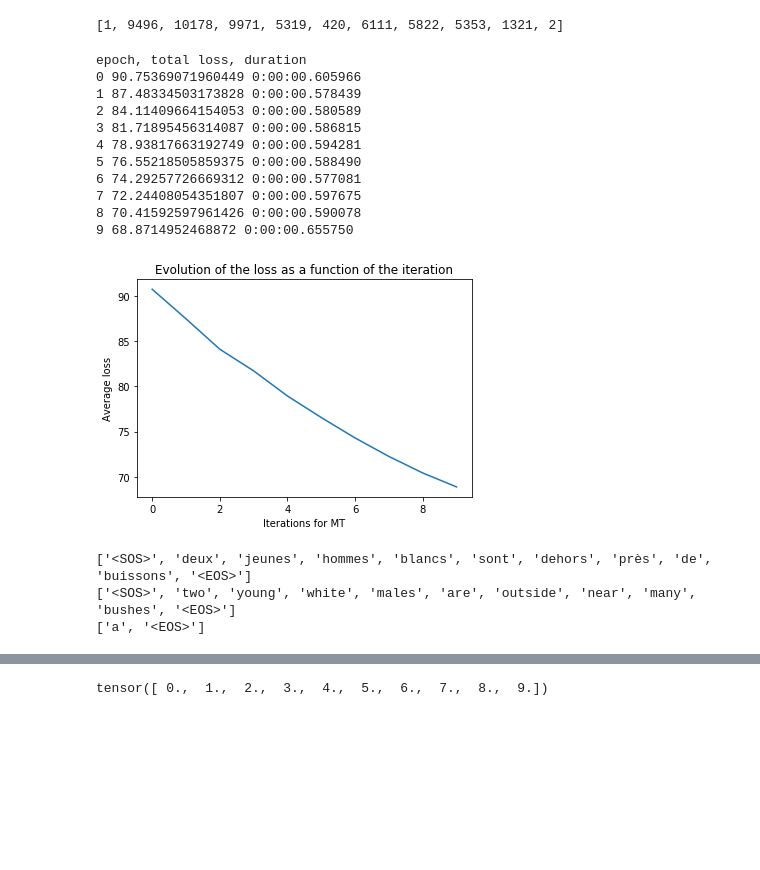
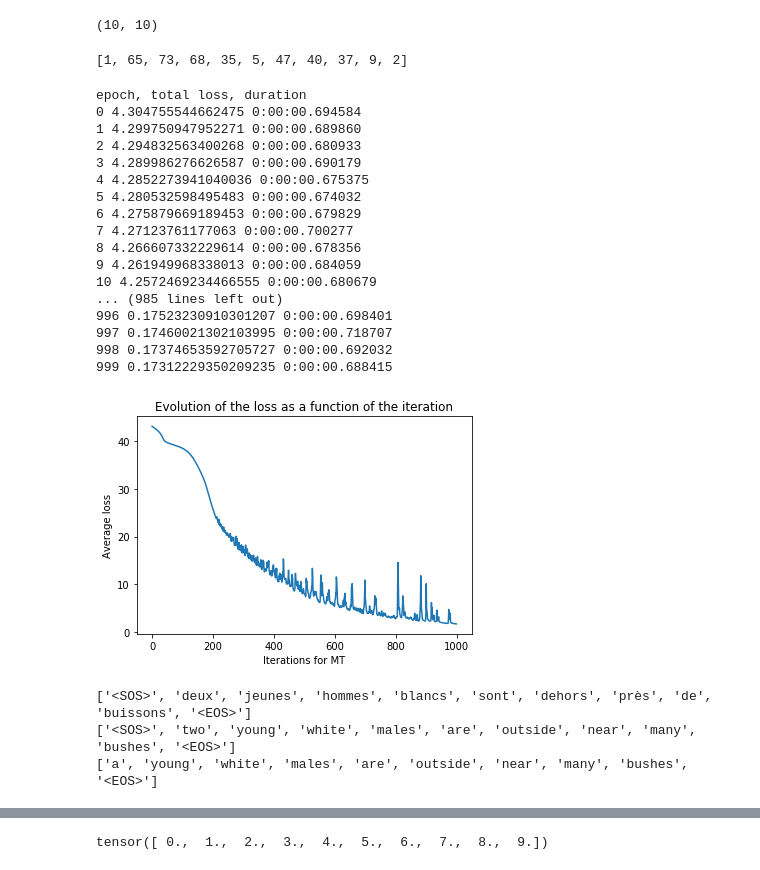
Before and after one commit to ecekt/NLP2-LAB2, a Jupyter notebook: NLP2-lab2.ipynb, the cells around one changed output, grey strips where cells are left out. Drawn from its saved outputs; the diff is of its cells as text; code cells hidden in the pictures; blank space fills up the shorter version.

Commit message:
translation with 10 sentences

```diff
--- a/NLP2-lab2.ipynb
+++ b/NLP2-lab2.ipynb
@@ -34,9 +34,9 @@ puncs = set(string.punctuation)
 # %%
 #training sets
 with open('tokenized_lower.en') as f:
-    train_en = [l.strip() for l in f.readlines()]
+    train_en = [l.strip() for l in f.readlines()][:10]
 with open('tokenized_lower.fr') as f:
-    train_fr = [l.strip() for l in f.readlines()]
+    train_fr = [l.strip() for l in f.readlines()][:10]
 
 # #validation sets
 # with open('val.en') as f:
@@ -143,14 +143,21 @@ def convert_corpus2id(sentence_list, tokens2id, max_sentence_length):
         if len(sentence2id) < max_sentence_length:
             corpus2id.append(sentence2id)
 
+        else:
+            print(sentence2id)#none
+
     return corpus2id
 # %%
 corpus2id_en = convert_corpus2id(sentence_list_en, tokens2id_en, max_sentence_length)
 corpus2id_fr = convert_corpus2id(sentence_list_fr, tokens2id_fr, max_sentence_length)
+# %%
+(len(corpus2id_en), len(corpus2id_fr))
+# %% [output]
+(10, 10)
 # %%
 corpus2id_en[0]
 # %% [output]
-[1, 9496, 10178, 9971, 5319, 420, 6111, 5822, 5353, 1321, 2]
+[1, 65, 73, 68, 35, 5, 47, 40, 37, 9, 2]
 # %%
 class Encoder(nn.Module):
     def __init__(self,vocab_size_fr, w_embedding_dim, p_embedding_dim, dec_embedding_dim, max_sentence_length):
@@ -158,20 +165,24 @@ class Encoder(nn.Module):
 
         self.vocab_size_fr = vocab_size_fr
         self.max_sentence_length = max_sentence_length
+
         self.w_embedding_dim = w_embedding_dim
         self.p_embedding_dim = p_embedding_dim
 
+        initrange = 0.5 / self.w_embedding_dim
         self.dec_embedding_dim = dec_embedding_dim
 
         #encoder
         self.w_embeddings = nn.Embedding(self.vocab_size_fr, self.w_embedding_dim)
         self.p_embeddings = nn.Embedding(self.max_sentence_length, self.p_embedding_dim)
 
+        self.w_embeddings.weight.data.uniform_(-initrange, initrange)
+        self.p_embeddings.weight.data.uniform_(-initrange, initrange)
+
+
         self.context_emb_dim = self.w_embedding_dim + self.p_embedding_dim
 
-        self.average_projection = nn.Linear(self.context_emb_dim, self.dec_embedding_dim)
-
-        self.attention_projection = nn.Linear(self.context_emb_dim, self.dec_embedding_dim)
+        #self.context_projection = nn.Linear(self.context_emb_dim, self.dec_embedding_dim)
         #do we use non-linearity after attention
 
         #TODO: DROPOUT
@@ -201,10 +212,8 @@ class Encoder(nn.Module):
             es.append(e_out)
 
         stacked_contexts = torch.stack(es, dim = 0)
+
         average_context = torch.mean(stacked_contexts, dim = 0)
-        average_context = self.average_projection(average_context)
-
-        stacked_contexts = self.attention_projection(stacked_contexts)
 
         return average_context, stacked_contexts
 
@@ -215,14 +224,17 @@ class Decoder(nn.Module):
         self.vocab_size_en = vocab_size_en
         self.max_sentence_length = max_sentence_length
 
-        self.dec_embedding_dim = dec_embedding_dim
+        self.dec_embedding_dim = dec_embedding_dim*2
 
         self.dropout_prob = dropout_prob
         self.dropout = nn.Dropout(self.dropout_prob)
 
+        initrange = 0.5 / self.dec_embedding_dim
         self.embedding = nn.Embedding(self.vocab_size_en, self.dec_embedding_dim)
 
-        self.rnn = nn.RNN(self.dec_embedding_dim, self.dec_embedding_dim)
+        self.embedding.weight.data.uniform_(-initrange, initrange)
+
+        self.rnn = nn.GRU(self.dec_embedding_dim, self.dec_embedding_dim)
         #self.bidirLSTM = nn.LSTM(self.embedding_dim, self.embedding_dim, bidirectional=True)
         #TODO: LSTM, GRU
 
@@ -368,11 +380,11 @@ class Decoder(nn.Module):
     def initHidden(self):
         return torch.zeros(1, 1, self.hidden_size, device=device)
 # %%
-epochs = 10
+epochs = 1000
 learning_rate = 0.01
-w_embedding_dim = 100
-p_embedding_dim = 100
-dec_embedding_dim = 100
+w_embedding_dim = 300
+p_embedding_dim = 300
+dec_embedding_dim = 300
 dropout_prob = 0.1
 
 model_encoder = Encoder(vocab_size_fr, w_embedding_dim, p_embedding_dim, dec_embedding_dim, max_sentence_length)
@@ -425,52 +437,57 @@ for e in range(epochs):
 
             total_loss += loss.item()
 
-
     now = datetime.now()
 
     losses.append(total_loss)
 
-    print(e, total_loss, now-then)
+    print(e, total_loss/portion, now-then)
 
 
 with open('model_encoder' + str(portion) + '.pickle','wb') as file:
     pickle.dump(model_encoder,file)
 
 
 with open('model_decoder' + str(portion) + '.pickle','wb') as file:
     pickle.dump(model_decoder,file)
 
 iteration= list(range(len(losses)))
 
 plt.plot(iteration, losses)
 plt.xlabel("Iterations for MT")
 plt.ylabel('Average loss')
 plt.title('Evolution of the loss as a function of the iteration')
 plt.savefig("mt" + str(portion)+".png")
 plt.show()
 
 test_fr_sentence = corpus2id_fr[0]
 test_en_sentence = corpus2id_en[0]
 
 decoder_outputs, decoder_attentions = evaluate_test(model_encoder, model_decoder,test_fr_sentence, test_en_sentence)
 
 print(word_ids2string(test_fr_sentence, id2tokens_fr))
 print(word_ids2string(test_en_sentence, id2tokens_en))
 print(word_ids2string(decoder_outputs, id2tokens_en))
 # %% [output]
 epoch, total loss, duration
-0 90.75369071960449 0:00:00.605966
-1 87.48334503173828 0:00:00.578439
-2 84.11409664154053 0:00:00.580589
-3 81.71895456314087 0:00:00.586815
-4 78.93817663192749 0:00:00.594281
-5 76.55218505859375 0:00:00.588490
-6 74.29257726669312 0:00:00.577081
-7 72.24408054351807 0:00:00.597675
-8 70.41592597961426 0:00:00.590078
-9 68.8714952468872 0:00:00.655750
+0 4.304755544662475 0:00:00.694584
+1 4.299750947952271 0:00:00.689860
+2 4.294832563400268 0:00:00.680933
+3 4.289986276626587 0:00:00.690179
+4 4.2852273941040036 0:00:00.675375
+5 4.280532598495483 0:00:00.674032
+6 4.275879669189453 0:00:00.679829
+7 4.27123761177063 0:00:00.700277
+8 4.266607332229614 0:00:00.678356
+9 4.261949968338013 0:00:00.684059
+10 4.2572469234466555 0:00:00.680679
+... (985 lines left out)
+996 0.17523230910301207 0:00:00.698401
+997 0.17460021302103995 0:00:00.718707
+998 0.17374653592705727 0:00:00.692032
+999 0.17312229350209235 0:00:00.688415
-[figure, old version]
+[figure, new version]
 ['<SOS>', 'deux', 'jeunes', 'hommes', 'blancs', 'sont', 'dehors', 'près', 'de', 'buissons', '<EOS>']
 ['<SOS>', 'two', 'young', 'white', 'males', 'are', 'outside', 'near', 'many', 'bushes', '<EOS>']
-['a', '<EOS>']
+['a', 'young', 'white', 'males', 'are', 'outside', 'near', 'many', 'bushes', '<EOS>']
 # %%
```
Also changed, not shown: parts of 3 cells of this notebook.
